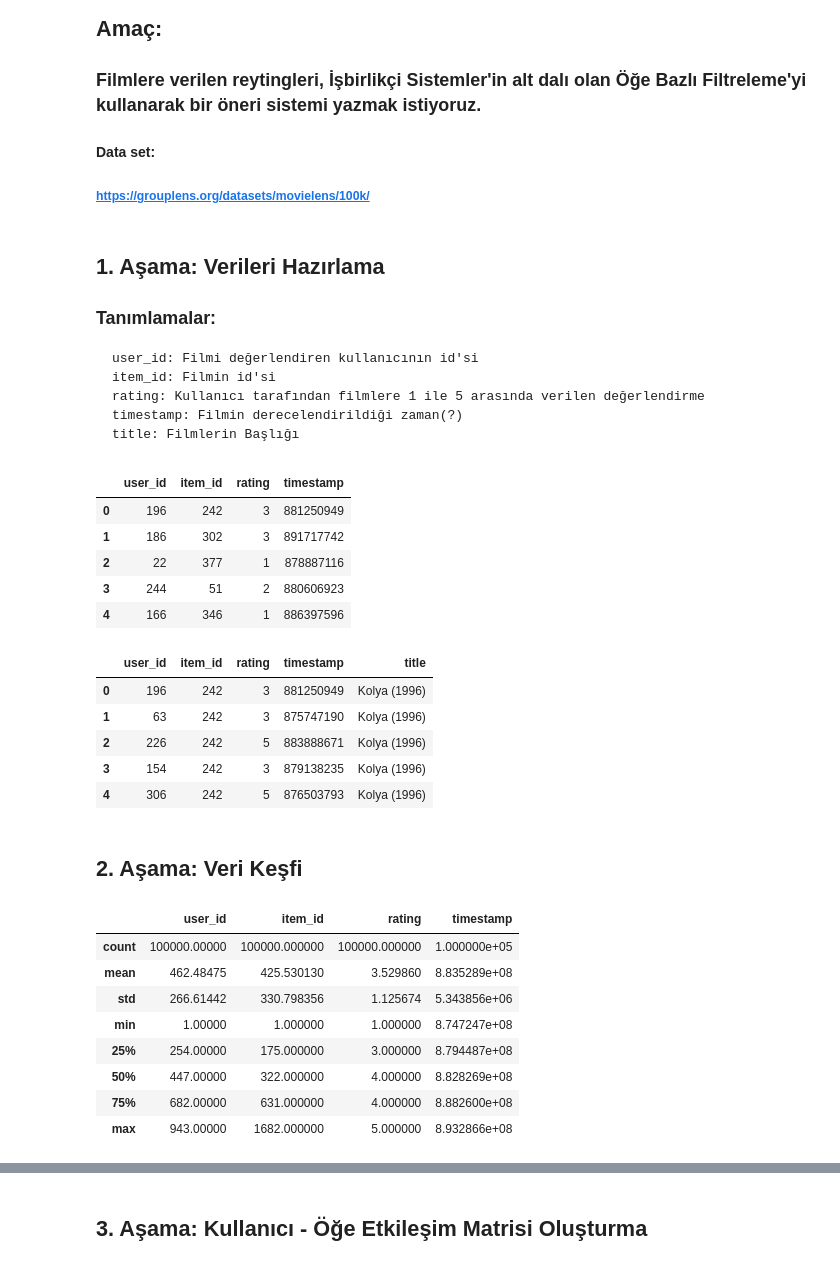
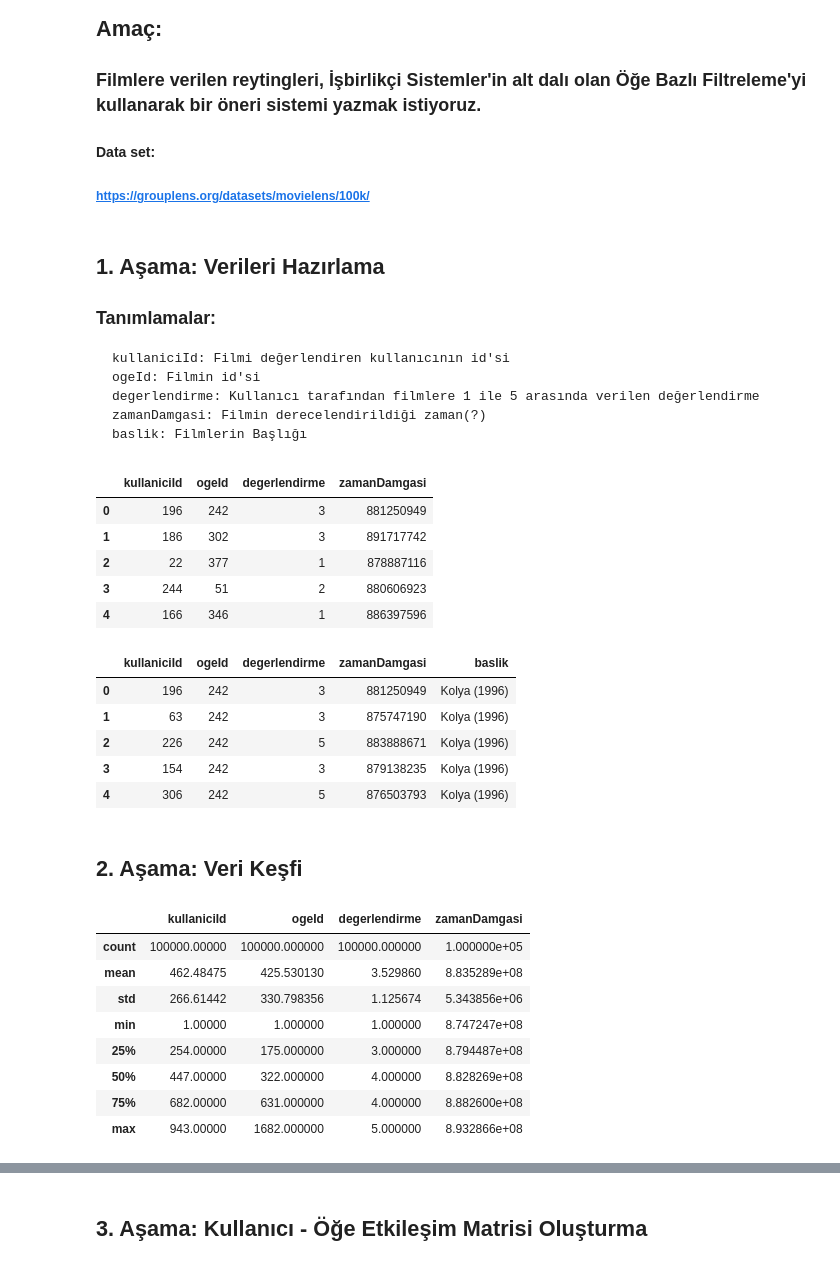
Before and after one commit to yunusemrekayaoglu/FilmRecommenderSystem, a Jupyter notebook: recommenderSystem.ipynb, the cells around one changed output, grey strips where cells are left out. Cells and saved outputs as stored; diff of their text form; code cells hidden in the pictures.

```diff
--- a/recommenderSystem.ipynb
+++ b/recommenderSystem.ipynb
@@ -8,11 +8,11 @@
 # %% [markdown]
 ## 1. Aşama: Verileri Hazırlama
 ### Tanımlamalar:
-    user_id: Filmi değerlendiren kullanıcının id'si
-    item_id: Filmin id'si
-    rating: Kullanıcı tarafından filmlere 1 ile 5 arasında verilen değerlendirme
-    timestamp: Filmin derecelendirildiği zaman(?)
-    title: Filmlerin Başlığı
+    kullaniciId: Filmi değerlendiren kullanıcının id'si
+    ogeId: Filmin id'si
+    degerlendirme: Kullanıcı tarafından filmlere 1 ile 5 arasında verilen değerlendirme
+    zamanDamgasi: Filmin derecelendirildiği zaman(?)
+    baslik: Filmlerin Başlığı
 # %%
 # Gerekli kütüphaneleri import ediyoruz
 import pandas as pd
@@ -22,11 +22,11 @@ import seaborn as sns
 # %%
 #"100k Movielens" veri setimizi pandas kütüphanesini kullanarak projemize tanımlıyoruz.
 # Veri setimizi tanımlarken 'names = ' kısmına verimizde bulunan sütun isimlerini koyuyoruz.
-myDataSet = pd.read_csv("C:\\Users\\yunusEmre\\Desktop\\amazon\\ml-100k\\u.data", sep='\t', names = ['user_id', 'item_id', 'rating', 'timestamp'])
+myDataSet = pd.read_csv("C:\\Users\\yunusEmre\\Desktop\\amazon\\ml-100k\\u.data", sep='\t', names = ['kullaniciId', 'ogeId', 'degerlendirme', 'zamanDamgasi'])
 #Veri setimizi kontrol ediyoruz.
 myDataSet.head()
 # %% [output]
-|  | user_id | item_id | rating | timestamp |
+|  | kullaniciId | ogeId | degerlendirme | zamanDamgasi |
 | 0 | 196 | 242 | 3 | 881250949 |
 | 1 | 186 | 302 | 3 | 891717742 |
 | 2 | 22 | 377 | 1 | 878887116 |
@@ -35,12 +35,12 @@ myDataSet.head()
 # %%
 #Film isimlerini projemize tanımlıyoruz
 movieTitles = pd.read_csv("C:\\Users\\yunusEmre\\Desktop\\amazon\\ml-100k\\Movie_Titles.csv", encoding = 'unicode_escape')
 #Bu aşamada myDataSet ile movieTitles'ı birleştiriyoruz (merge).
-myDataSet = pd.merge(myDataSet, movieTitles, on = 'item_id')
+myDataSet = pd.merge(myDataSet, movieTitles, on = 'ogeId')
 #Veri setimizin son halini kontrol edelim.
 myDataSet.head()
 # %% [output]
-|  | user_id | item_id | rating | timestamp | title |
+|  | kullaniciId | ogeId | degerlendirme | zamanDamgasi | baslik |
 | 0 | 196 | 242 | 3 | 881250949 | Kolya (1996) |
 | 1 | 63 | 242 | 3 | 875747190 | Kolya (1996) |
 | 2 | 226 | 242 | 5 | 883888671 | Kolya (1996) |
@@ -52,7 +52,7 @@ myDataSet.head()
 #Filmlerin istatistiksel özelliklerini getirelim.
 myDataSet.describe()
 # %% [output]
-|  | user_id | item_id | rating | timestamp |
+|  | kullaniciId | ogeId | degerlendirme | zamanDamgasi |
 | count | 100000.00000 | 100000.000000 | 100000.000000 | 1.000000e+05 |
 | mean | 462.48475 | 425.530130 | 3.529860 | 8.835289e+08 |
 | std | 266.61442 | 330.798356 | 1.125674 | 5.343856e+06 |
```
Also changed, not shown: parts of 14 cells of this notebook.
